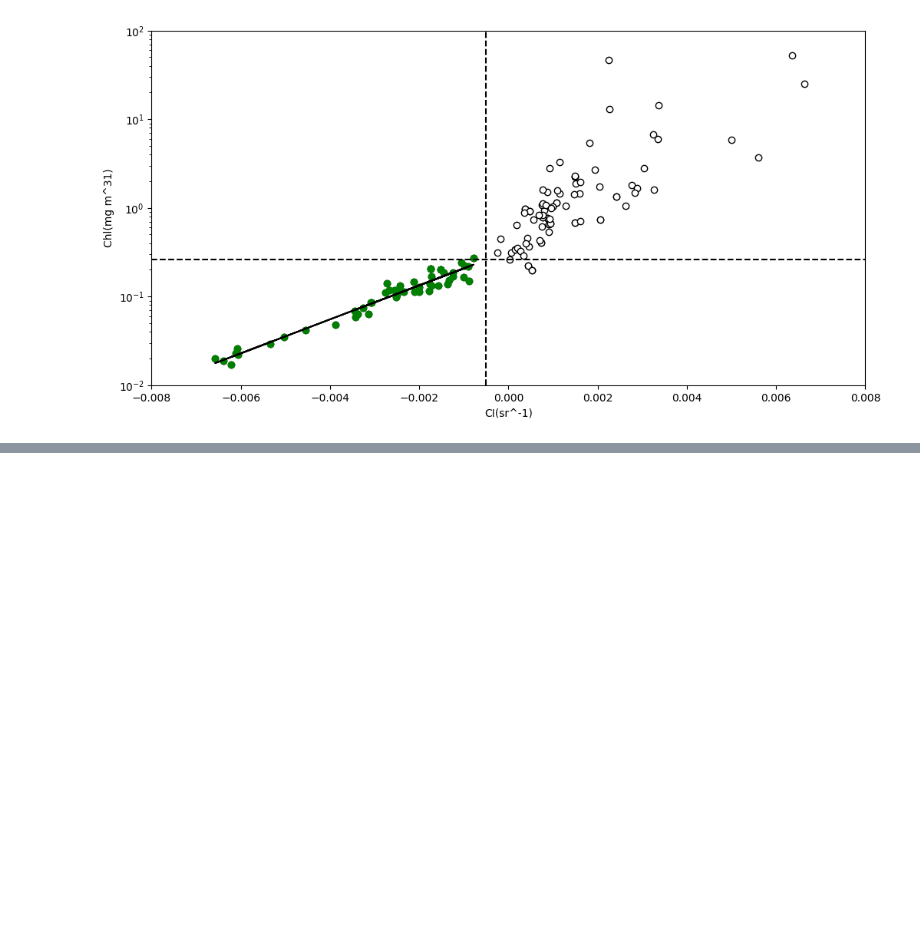
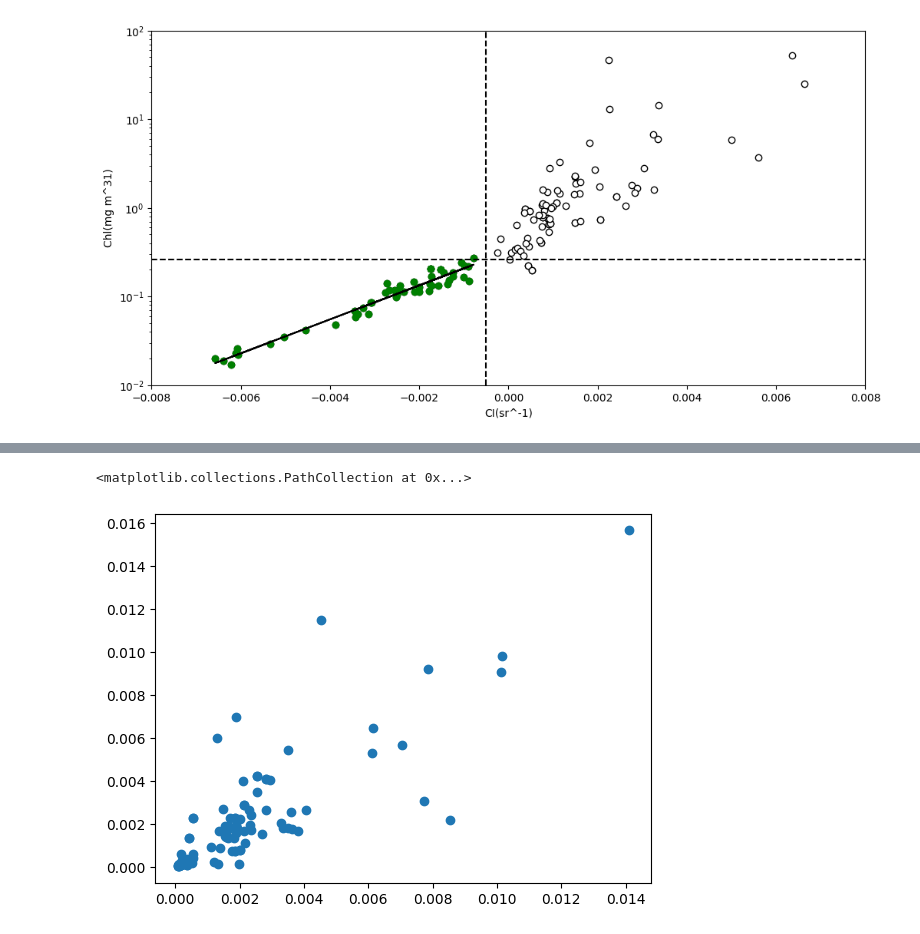
Before and after one commit to patrickcgray/oceanoptics2021, a Jupyter notebook: oci_ml_oo23.ipynb, the cells around one changed output, grey strips where cells are left out. Drawn from its saved outputs; the diff is of its cells as text; code cells hidden in the pictures; blank space fills up the shorter version.

```diff
--- a/oci_ml_oo23.ipynb
+++ b/oci_ml_oo23.ipynb
@@ -316,0 +385,7 @@ Text(0, 0.5, 'Chl(mg m^31)')
+# %%
+rf_predicted_chla = rf.predict(X_test)
+
+plt.scatter(rf_predicted_chla,y_test)
+# %% [output]
+<matplotlib.collections.PathCollection at 0x...>
+[figure, added]
```
Also changed, not shown: parts of 19 cells of this notebook.
